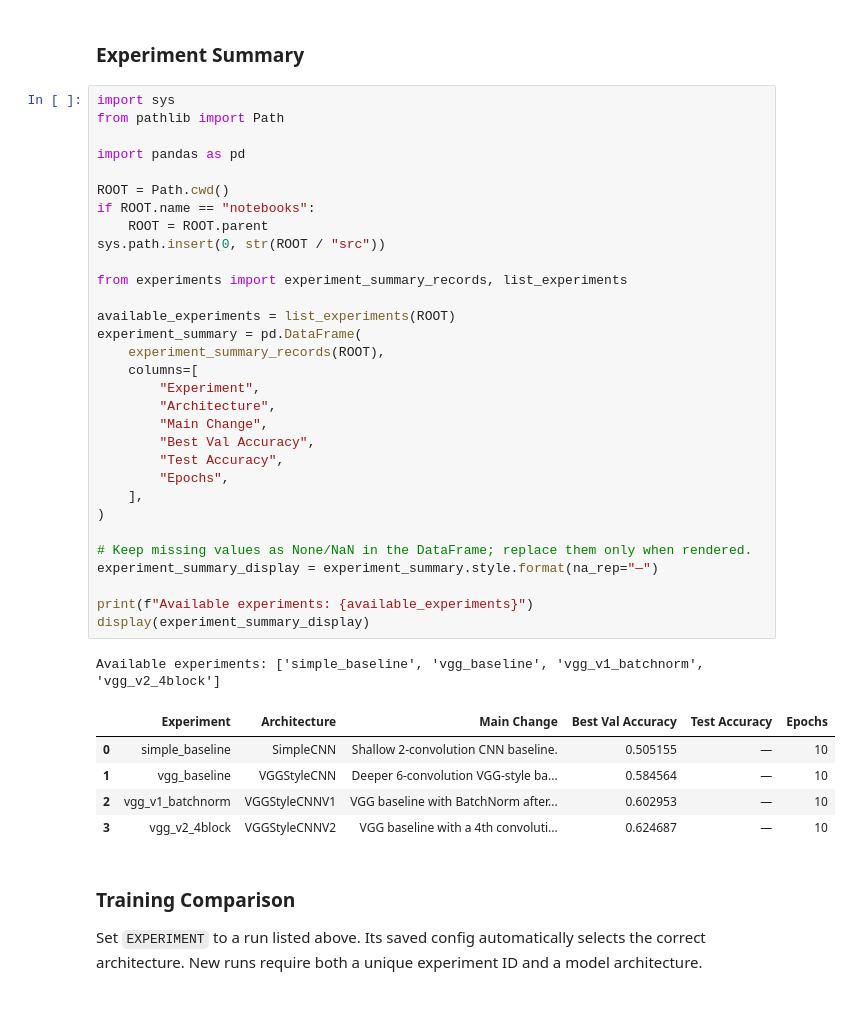
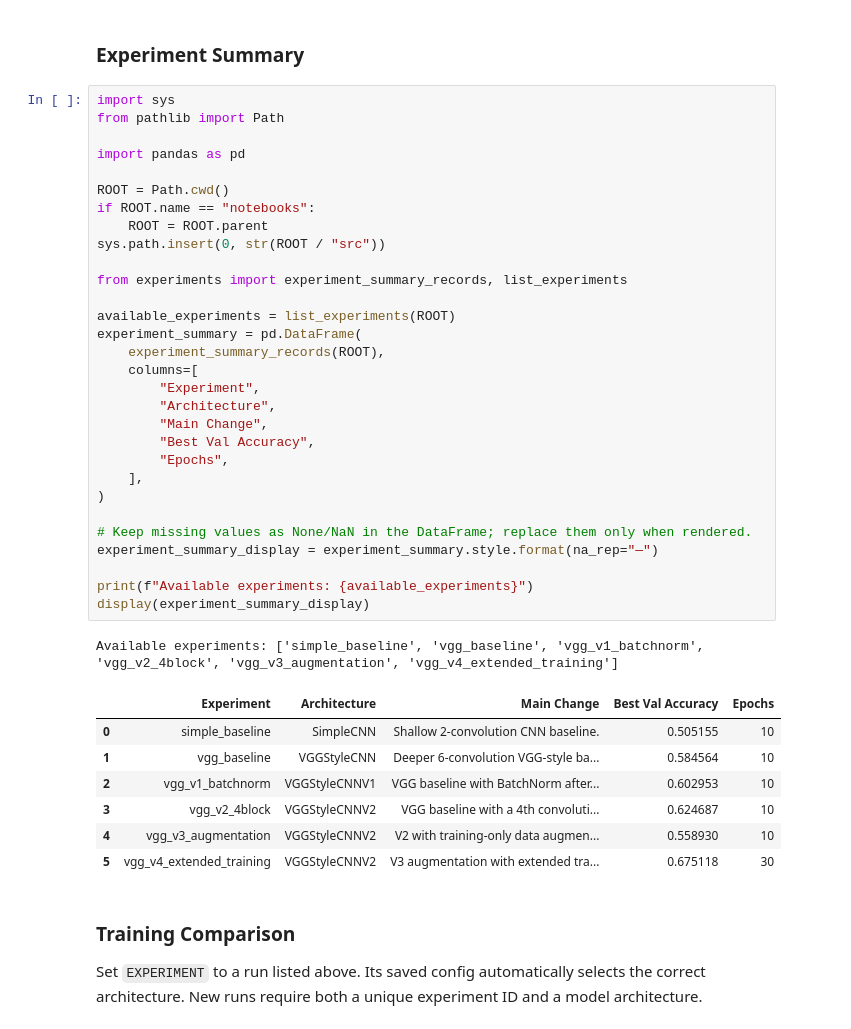
Before and after one commit to qingya012/cnn-emotion-gradcam, a Jupyter notebook: notebooks/explore.ipynb, the cells around one changed output. Saved outputs shown, nothing was run; the diff lists cells and outputs as text.

```diff
--- a/notebooks/explore.ipynb
+++ b/notebooks/explore.ipynb
@@ -50,40 +50,41 @@ python src/main.py --experiment xxx --model xxx --description "xxx"
 import sys
 from pathlib import Path
 
 import pandas as pd
 
 ROOT = Path.cwd()
 if ROOT.name == "notebooks":
     ROOT = ROOT.parent
 sys.path.insert(0, str(ROOT / "src"))
 
 from experiments import experiment_summary_records, list_experiments
 
 available_experiments = list_experiments(ROOT)
 experiment_summary = pd.DataFrame(
     experiment_summary_records(ROOT),
     columns=[
         "Experiment",
         "Architecture",
         "Main Change",
         "Best Val Accuracy",
-        "Test Accuracy",
         "Epochs",
     ],
 )
 
 # Keep missing values as None/NaN in the DataFrame; replace them only when rendered.
 experiment_summary_display = experiment_summary.style.format(na_rep="—")
 
 print(f"Available experiments: {available_experiments}")
 display(experiment_summary_display)
 # %% [output]
-Available experiments: ['simple_baseline', 'vgg_baseline', 'vgg_v1_batchnorm', 'vgg_v2_4block']
+Available experiments: ['simple_baseline', 'vgg_baseline', 'vgg_v1_batchnorm', 'vgg_v2_4block', 'vgg_v3_augmentation', 'vgg_v4_extended_training']
-|  | Experiment | Architecture | Main Change | Best Val Accuracy | Test Accuracy | Epochs |
-| 0 | simple_baseline | SimpleCNN | Shallow 2-convolution CNN baseline. | 0.505155 | — | 10 |
-| 1 | vgg_baseline | VGGStyleCNN | Deeper 6-convolution VGG-style ba... | 0.584564 | — | 10 |
-| 2 | vgg_v1_batchnorm | VGGStyleCNNV1 | VGG baseline with BatchNorm after... | 0.602953 | — | 10 |
-| 3 | vgg_v2_4block | VGGStyleCNNV2 | VGG baseline with a 4th convoluti... | 0.624687 | — | 10 |
+|  | Experiment | Architecture | Main Change | Best Val Accuracy | Epochs |
+| 0 | simple_baseline | SimpleCNN | Shallow 2-convolution CNN baseline. | 0.505155 | 10 |
+| 1 | vgg_baseline | VGGStyleCNN | Deeper 6-convolution VGG-style ba... | 0.584564 | 10 |
+| 2 | vgg_v1_batchnorm | VGGStyleCNNV1 | VGG baseline with BatchNorm after... | 0.602953 | 10 |
+| 3 | vgg_v2_4block | VGGStyleCNNV2 | VGG baseline with a 4th convoluti... | 0.624687 | 10 |
+| 4 | vgg_v3_augmentation | VGGStyleCNNV2 | V2 with training-only data augmen... | 0.558930 | 10 |
+| 5 | vgg_v4_extended_training | VGGStyleCNNV2 | V3 augmentation with extended tra... | 0.675118 | 30 |
 # %% [markdown]
 ### Training Comparison
 
```
Also changed, not shown: parts of 6 cells of this notebook, 17 other files.
